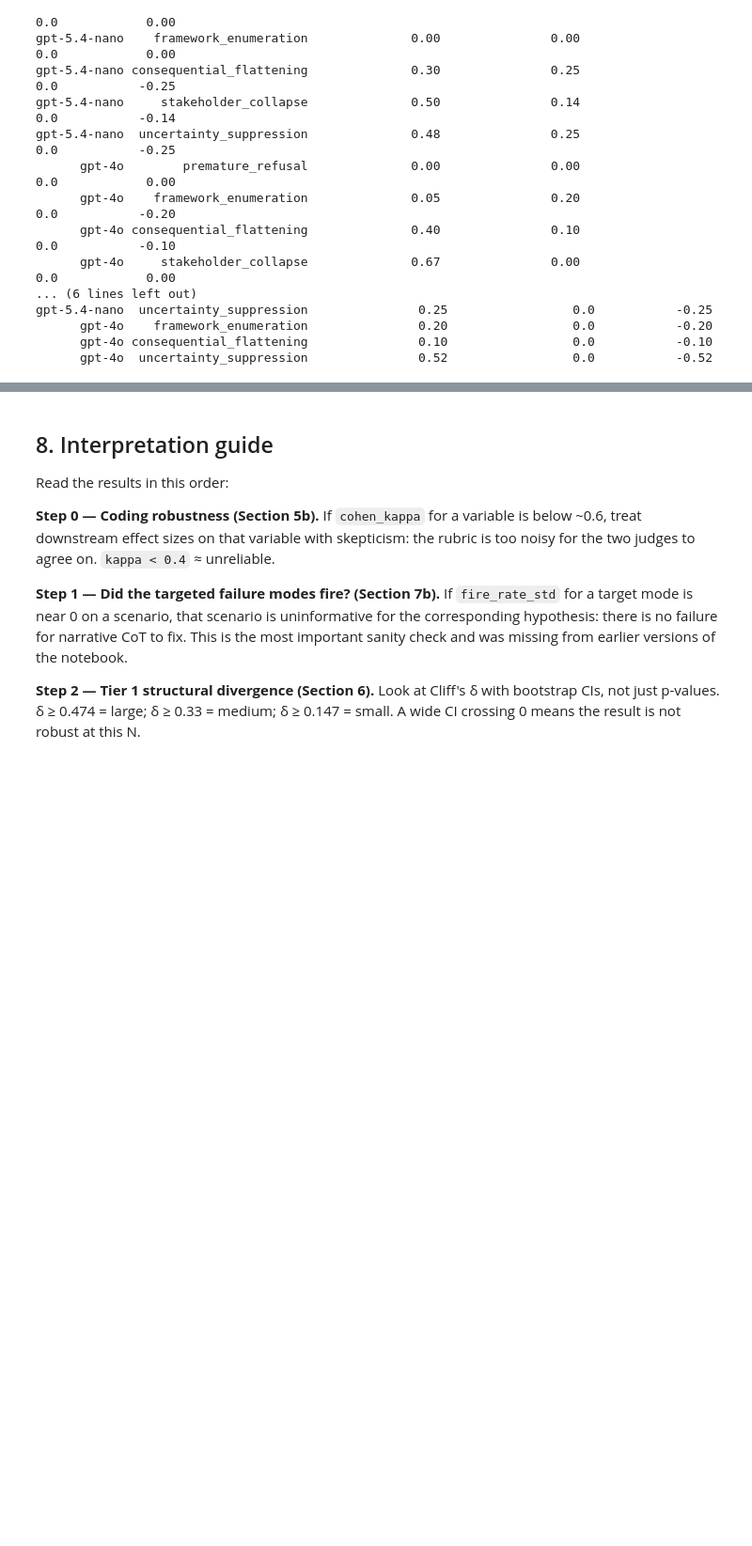
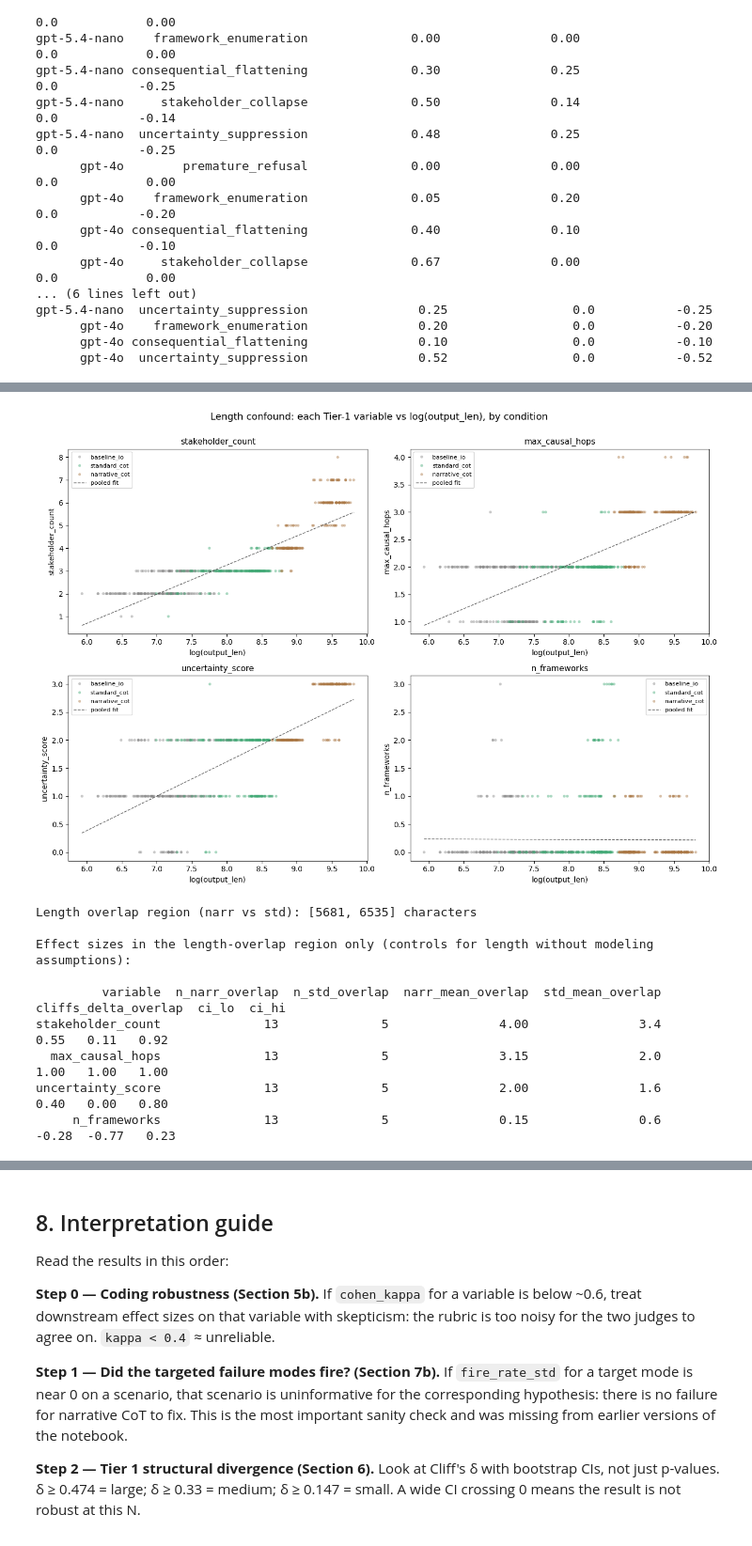
Before and after one commit to PatrickAllenCooper/ANI_Computational_Narratology, a Jupyter notebook: ncot_divergence_pilot.ipynb, the cells around one changed output, grey strips where cells are left out. Shown at 94% size. Cells and saved outputs as stored; diff of their text form; code cells hidden in the pictures; blank space fills up the shorter version.

```diff
--- a/ncot_divergence_pilot.ipynb
+++ b/ncot_divergence_pilot.ipynb
@@ -1984,0 +2176,73 @@ gpt-5.4-nano  uncertainty_suppression               0.25                 0.0
+# %%
+struct_to_plot = ["stakeholder_count", "max_causal_hops", "uncertainty_score", "n_frameworks"]
+plot_df = df_all.copy()
+plot_df["log_len"] = np.log(plot_df["output_len"].clip(lower=1))
+
+fig, axes = plt.subplots(2, 2, figsize=(13, 9))
+axes = axes.flatten()
+palette = {"baseline_io": "#888", "standard_cot": "#4a7", "narrative_cot": "#a74"}
+
+for ax, var in zip(axes, struct_to_plot):
+    for cond in condition_order:
+        sub = plot_df[plot_df.condition == cond]
+        ax.scatter(sub["log_len"], sub[var], s=14, alpha=0.45, color=palette[cond], label=cond, edgecolor="none")
+    # Pooled regression line
+    x = plot_df["log_len"].values
+    y = plot_df[var].astype(float).values
+    if np.std(x) > 0:
+        slope, intercept = np.polyfit(x, y, 1)
+        xs = np.linspace(x.min(), x.max(), 50)
+        ax.plot(xs, slope * xs + intercept, color="black", linestyle="--", alpha=0.6, linewidth=1, label="pooled fit")
+    ax.set_xlabel("log(output_len)")
+    ax.set_ylabel(var)
+    ax.legend(fontsize=8, loc="best")
+    ax.set_title(var, fontsize=11)
+
+plt.suptitle("Length confound: each Tier-1 variable vs log(output_len), by condition", y=1.00, fontsize=13)
+plt.tight_layout()
+plt.savefig(OUT_DIR / "length_confound_scatter.png", dpi=130, bbox_inches="tight")
+plt.show()
+
+# Effect sizes restricted to the LENGTH OVERLAP REGION between narrative and standard CoT.
+narr_lens = plot_df[plot_df.condition == "narrative_cot"]["output_len"]
+std_lens  = plot_df[plot_df.condition == "standard_cot"]["output_len"]
+overlap_lo = max(narr_lens.min(), std_lens.min())
+overlap_hi = min(narr_lens.max(), std_lens.max())
+
+print(f"Length overlap region (narr vs std): [{int(overlap_lo)}, {int(overlap_hi)}] characters\n")
+overlap_rows = []
+for var in struct_to_plot:
+    sub = plot_df[(plot_df.output_len >= overlap_lo) & (plot_df.output_len <= overlap_hi)]
+    a = sub[sub.condition == "narrative_cot"][var].astype(float)
+    b = sub[sub.condition == "standard_cot"][var].astype(float)
+    if len(a) < 5 or len(b) < 5:
+        overlap_rows.append({"variable": var, "n_narr_overlap": len(a), "n_std_overlap": len(b), "cliffs_delta_overlap": float("nan")})
+        continue
+    cd = cliffs_delta(a, b)
+    lo, hi = boot_ci(cliffs_delta, a, b)
+    overlap_rows.append({
+        "variable": var,
+        "n_narr_overlap": len(a),
+        "n_std_overlap": len(b),
+        "narr_mean_overlap": a.mean(),
+        "std_mean_overlap": b.mean(),
+        "cliffs_delta_overlap": cd,
+        "ci_lo": lo, "ci_hi": hi,
+    })
+
+overlap_df = pd.DataFrame(overlap_rows)
+print("Effect sizes in the length-overlap region only (controls for length without modeling assumptions):\n")
+with pd.option_context("display.width", 160):
+    print(overlap_df.round(2).to_string(index=False))
+overlap_df.to_csv(OUT_DIR / "length_overlap_effects.csv", index=False)
+# %% [output]
+[figure, added]
+Length overlap region (narr vs std): [5681, 6535] characters
+
+Effect sizes in the length-overlap region only (controls for length without modeling assumptions):
+
+         variable  n_narr_overlap  n_std_overlap  narr_mean_overlap  std_mean_overlap  cliffs_delta_overlap  ci_lo  ci_hi
+stakeholder_count              13              5               4.00               3.4                  0.55   0.11   0.92
+  max_causal_hops              13              5               3.15               2.0                  1.00   1.00   1.00
+uncertainty_score              13              5               2.00               1.6                  0.40   0.00   0.80
+     n_frameworks              13              5               0.15               0.6                 -0.28  -0.77   0.23
```
Also changed, not shown: parts of 17 cells of this notebook, 24 other files.
